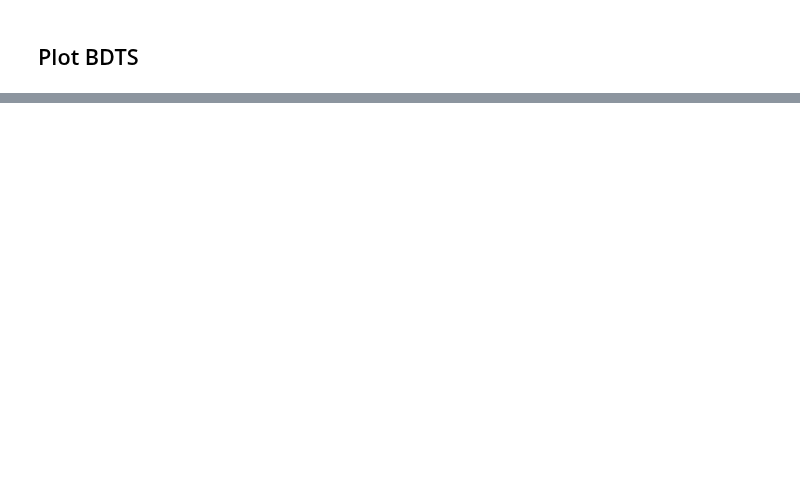
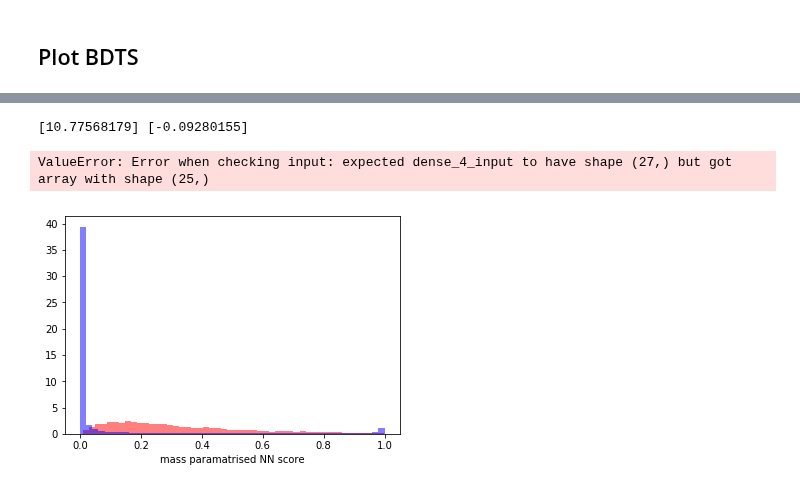
Before and after one commit to asalvadorsalas/HplusML, a Jupyter notebook: trainall/PlotAllRegions.ipynb, the cells around one changed output, grey strips where cells are left out. Drawn from its saved outputs; the diff is of its cells as text; code cells hidden in the pictures; blank space fills up the shorter version.

```diff
--- a/trainall/PlotAllRegions.ipynb
+++ b/trainall/PlotAllRegions.ipynb
@@ -156,0 +226,20 @@ plt.show()
+# %%
+X_train, X_test, X_eval, y_train, y_test,y_eval, w_train, w_test, w_eval=htf.prepare(hpmass=400, region=None, addMass=True)
+# %%
+print(len(y_train))
+print(X_train.hpmass.unique(), y_train.unique())
+print(y_train[X_train.hpmass==400].unique())
+X_train.hpmass=400
+print(X_train.hpmass.unique())
+fd=FeatureDivider("hpmass")
+wss=WeightedStandardScaler()
+fd.fit(X_train,X_train.hpmass,sample_weight=w_train)
+#fd.fit(X_test,X_test.hpmass,sample_weight=w_test)
+#X_tr,y_tr, w_tr = fd.transform(X_train,y_train,sample_weight=w_train)#
+X_tr,y_tr, w_tr = fd.transform(X_test,y_test,sample_weight=w_test)
+print(X_tr.shape)
+#X_tr=X_tr.drop(["hpmass"],axis=1)
+print(X_tr.columns)
+wss.fit(X_tr,y_tr,sample_weight=w_tr)
+X_tr,y_tr,w_tr = wss.transform(X_tr, y_tr, sample_weight=w_tr)
+print (X_tr.shape, X_tr.columns)
@@ -156,0 +264,24 @@ plt.show()
+# %%
+#print(X_tr.shape, X_tr.mean(axis=0), X_tr.var(axis=0), X_tr.hpmass.unique())
+print(X_tr.hpmass[y_tr>0.5].unique(), X_tr.hpmass[y_tr<0.5].unique())
+#X_tr.hpmass=X_tr.hpmass[y_tr>0.5].unique()[0]
+# %% [output]
+[10.77568179] [-0.09280155]
+# %%
+X_tr.hpmass=X_tr[y_tr>0.5].hpmass.unique()[0]
+# %%
+roc_auc_nn=1.-roc_auc_score(y_tr, nnmpmodel.predict(X_tr), sample_weight=w_tr)
+print (roc_auc_nn)
+# %% [output]
+ValueError: Error when checking input: expected dense_4_input to have shape (27,) but got array with shape (25,)
+# %%
+y_train_pred = nnmpmodel.predict(X_tr).ravel()
+# %%
+import matplotlib.pyplot as plt
+bins = 50
+plt.hist(y_train_pred[y_tr>0.5].ravel(),alpha=0.5,color='r',bins=bins, density=True)
+plt.hist(y_train_pred[y_tr<0.5].ravel(),alpha=0.5,color='b',bins=bins, density=True)
+plt.xlabel("mass paramatrised NN score")
+plt.show()
+# %% [output]
+[figure, added]
```
Also changed, not shown: parts of 12 cells of this notebook, 54 other files.
